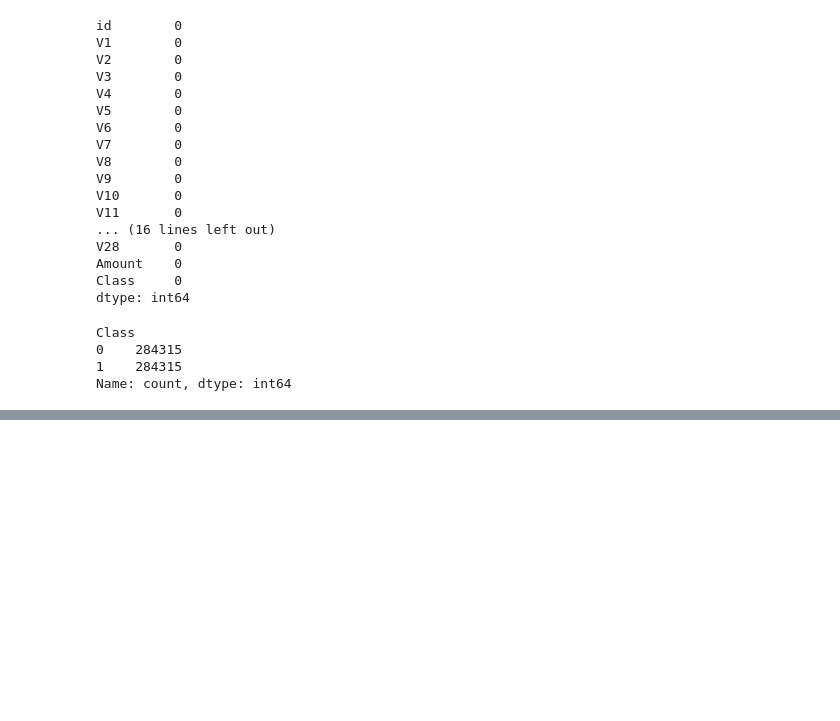
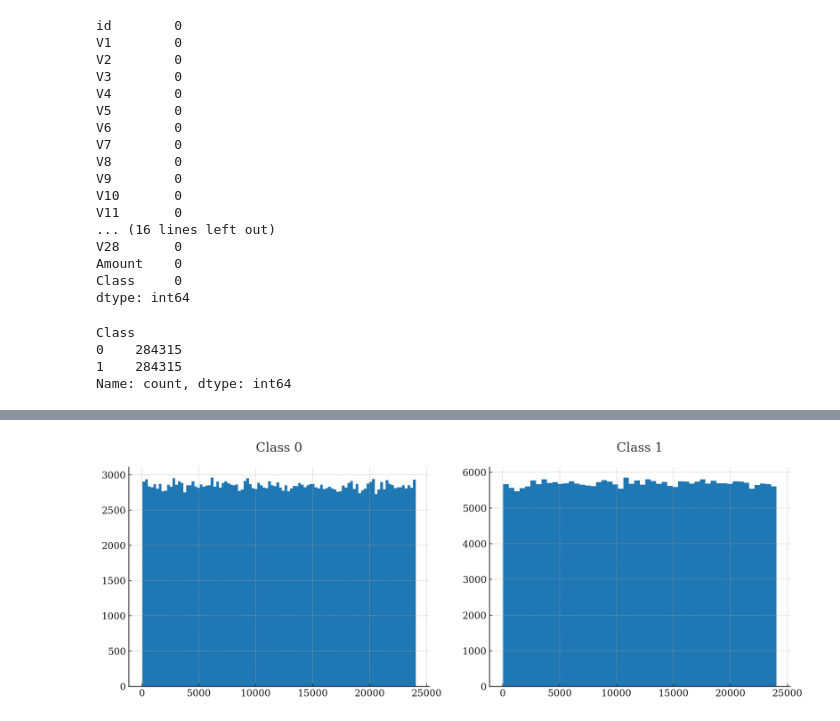
Before and after one commit to pupipatsk/fraud-detection-european-credit-card-transactions-2023, a Jupyter notebook: notebooks/EDA.ipynb, the cells around one changed output, grey strips where cells are left out. Saved outputs shown, nothing was run; the diff lists cells and outputs as text; code cells hidden in the pictures; blank space fills up the shorter version.

```diff
--- a/notebooks/EDA.ipynb
+++ b/notebooks/EDA.ipynb
@@ -28,7 +28,7 @@ from src.data import dataloader
 from src.data.dataloader import optimize_memory_usage
 # %%
 file_path = os.path.join(repo_path, "data", "raw", "dataset.parquet")
-df = dataloader.load_data(file_path)
+df_dataset = dataloader.load_data(file_path)
 # %% [output]
 Memory usage: Before=134.49MB -> After=65.62MB, Decreased by 51.2%
 Data loaded successfully.
@@ -84 +105,11 @@ Name: count, dtype: int64
+# %%
+# distribution of 'Amount' for each class
+fig, ax = plt.subplots(1, 2, figsize=(15, 5))
+df_dataset[df_dataset['Class'] == 0]['Amount'].hist(ax=ax[0], bins=50)
+ax[0].set_title('Class 0')
+df_dataset[df_dataset['Class'] == 1]['Amount'].hist(ax=ax[1], bins=50)
+ax[1].set_title('Class 1')
+plt.show()
+# %% [output]
+[figure, added]
 # %%
```
Also changed, not shown: parts of 5 cells of this notebook, 4 other files.
